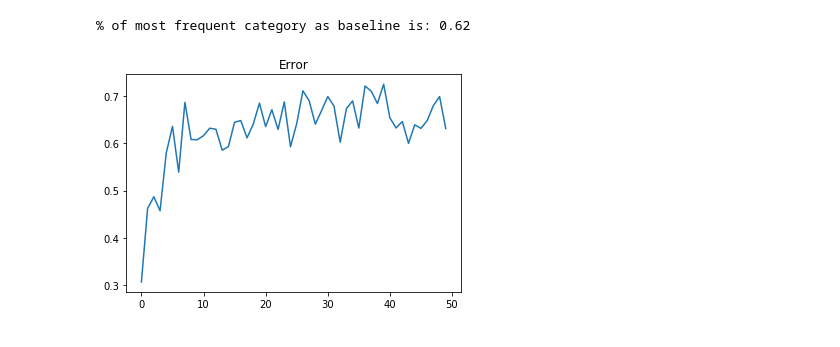
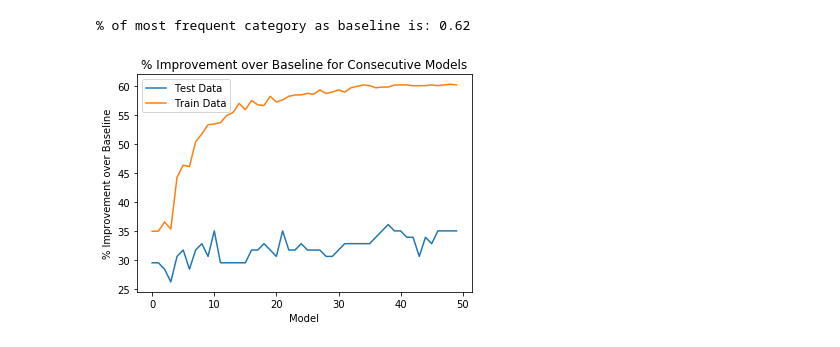
Before and after one commit to SarahNadeau/datascience-projectB, a Jupyter notebook: ProjE.ipynb, the cells around one changed output. Saved outputs shown, nothing was run; the diff lists cells and outputs as text; code cells hidden in the pictures.

Commit message:
working boosted ensemble

```diff
--- a/ProjE.ipynb
+++ b/ProjE.ipynb
@@ -107,17 +107,18 @@ sale_price_corr_coef = corr[-1][:-1]  # get SalePrice corrcoef with everything e
 
 significant_col = []
 significant_col_values = []
-sig_threshold = 0.5 # arbitrarily set
+sig_threshold = 0.0 # arbitrarily set
 for i in range(len(sale_price_corr_coef)):
     corr_coef = sale_price_corr_coef[i]
     if abs(corr_coef) >= sig_threshold:
         significant_col.append(valid_col[i])
         significant_col_values.append(corr_coef)
-print("\nBelow are the columns (and correlation coefficients) that have been deemed significant (absolute coefficient >= 0.5) and will be used " +
-      "in the model:\n")
+print("\nBelow are the columns (and correlation coefficients) that have been deemed significant \n" +
+      "(absolute coefficient >= {}) and will be used in the model:\n".format(sig_threshold))
 for i in range(len(significant_col)):
     print("{}. {}: {:.2f}".format(i+1, significant_col[i], significant_col_values[i]))
 
-# feature_set = encoded_data.filter(significant_col)
-feature_set = encoded_data
+feature_set = encoded_data.filter(significant_col)
+feature_set['Sale_Price_Categories'] = encoded_data['Sale_Price_Categories']
+# feature_set = encoded_data
 # %% [output]
@@ -140,14 +142,10 @@ Below are the columns (and correlation coefficients) that have been deemed signi
 # %%
 # split into training and testing sets
-Y = encoded_data['Sale_Price_Categories']
-# Y = encoded_data['SalePrice']
+Y = feature_set['Sale_Price_Categories']
 X_train, X_test, Y_train, Y_test = train_test_split(feature_set, Y, test_size=.1)
 
-X = X_train.drop('Sale_Price_Categories', 1)
-X = X.drop('SalePrice', 1)
-Y = Y_train
+X_train = X_train.drop('Sale_Price_Categories', 1)
 X_test = X_test.drop('Sale_Price_Categories', 1)
-X_test = X_test.drop('SalePrice', 1)
 # %%
 # calculate the baseline for SalePrice
 baseline = encoded_data.Sale_Price_Categories.describe()['freq']/len(encoded_data.Sale_Price_Categories)
@@ -168,51 +158,57 @@ from sklearn.ensemble import AdaBoostClassifier
 from sklearn.tree import DecisionTreeClassifier
 seed = 9001
 # %%
-# one model
-boosted_tree = AdaBoostClassifier(DecisionTreeClassifier(max_depth=1), algorithm="SAMME",
-                                  n_estimators=50, random_state = seed)
-model = boosted_tree.fit(X, Y)
-plt.plot(model.estimator_errors_)
-plt.title("Error")
-plt.show()
+# define ensemble hyperparameters
+max_depth = 5
+n_estimators = 50
 
-staged_improvement = []
+boosted_tree = AdaBoostClassifier(DecisionTreeClassifier(max_depth=max_depth), algorithm="SAMME",
+                                  n_estimators=n_estimators, random_state = seed)
+model = boosted_tree.fit(X_train, Y_train)
+
+# plot improvement for train and test sets for each model
+test_staged_improvement = []
+test_staged_error = []
 for predictions in model.staged_predict(X_test):
     successes = 0
     for i in range(0, len(predictions)):
         if predictions[i] == Y_test.iloc[i]:
             successes += 1
+    error = (len(Y_test) - successes)/len(Y_test)
+    test_staged_error.append(error)
     success_rate = successes/len(Y_test)
     improvement = (success_rate - baseline)*100/baseline
-    staged_improvement.append(improvement)
-plt.plot(staged_improvement)
+    test_staged_improvement.append(improvement)
+
+train_staged_improvement = []
+train_staged_error = []
+for predictions in model.staged_predict(X_train):
+    successes = 0
+    for i in range(0, len(predictions)):
+        if predictions[i] == Y_train.iloc[i]:
+            successes += 1
+    error = (len(Y_train) - successes)/len(Y_train)
+    train_staged_error.append(error)
+    success_rate = successes/len(Y_train)
+    improvement = (success_rate - baseline)*100/baseline
+    train_staged_improvement.append(improvement)
+
+plt.plot(test_staged_improvement, label='Test Data')
+plt.plot(train_staged_improvement, label='Train Data')
+plt.title("% Improvement over Baseline for Consecutive Models")
+plt.xlabel("Model")
+plt.ylabel("% Improvement over Baseline")
+plt.legend()
 plt.show()
+
+plt.plot
 
 predictions = model.predict(X_test)
 successes = 0
 for i in range(0, len(predictions)):
     if predictions[i] == Y_test.iloc[i]:
         successes += 1
 success_rate = successes/len(Y_test)
-print("{:.2f}% improvement over the baseline".format((success_rate - baseline)*100/baseline))
-
-# staged_improvement = []
-# for predictions in model.staged_predict(X_test):
-#     E = predictions - Y_test
-#     SE = E ** 2
-#     MSE = SE.mean()
-#     test_RMSE = MSE ** 0.5
-#     improvement = (test_RMSE - baseline)*100/baseline
-#     staged_improvement.append(improvement)
-# plt.plot(staged_improvement)
-# plt.show()
-
-# predictions = model.predict(X_test)
-# E = predictions - Y_test
-# SE = E ** 2
-# MSE = SE.mean()
-# model_RMSE = MSE ** 0.5
-# improvement = (model_RMSE - baseline)*100/baseline
-# print("{:.2f}% improvement over the baseline".format(improvement))
+print("{:.2f}% final improvement over the baseline".format((success_rate - baseline)*100/baseline))
 # %% [output]
-[figure, old version]
+[figure, new version]
```
Also changed, not shown: parts of 4 cells of this notebook.
